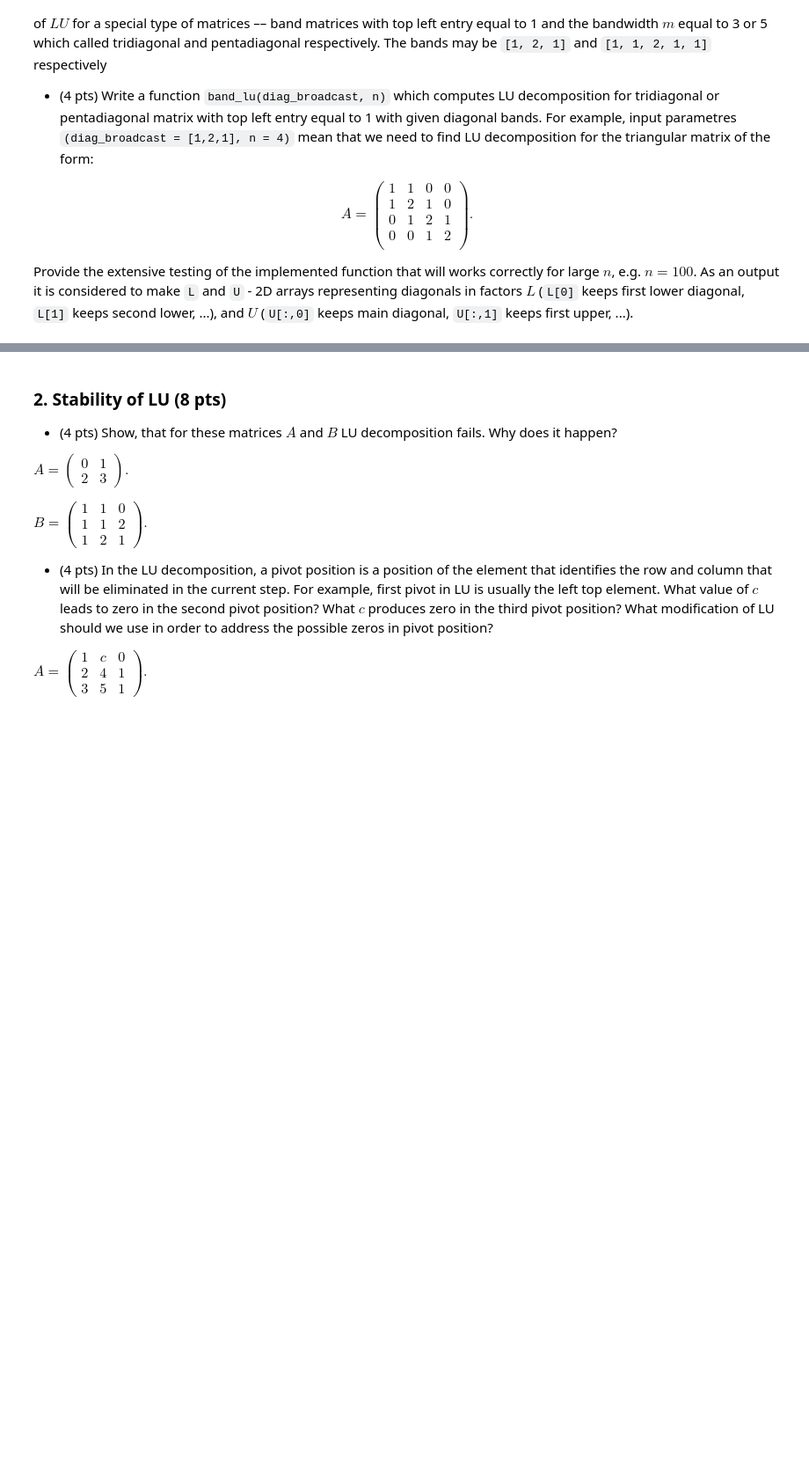
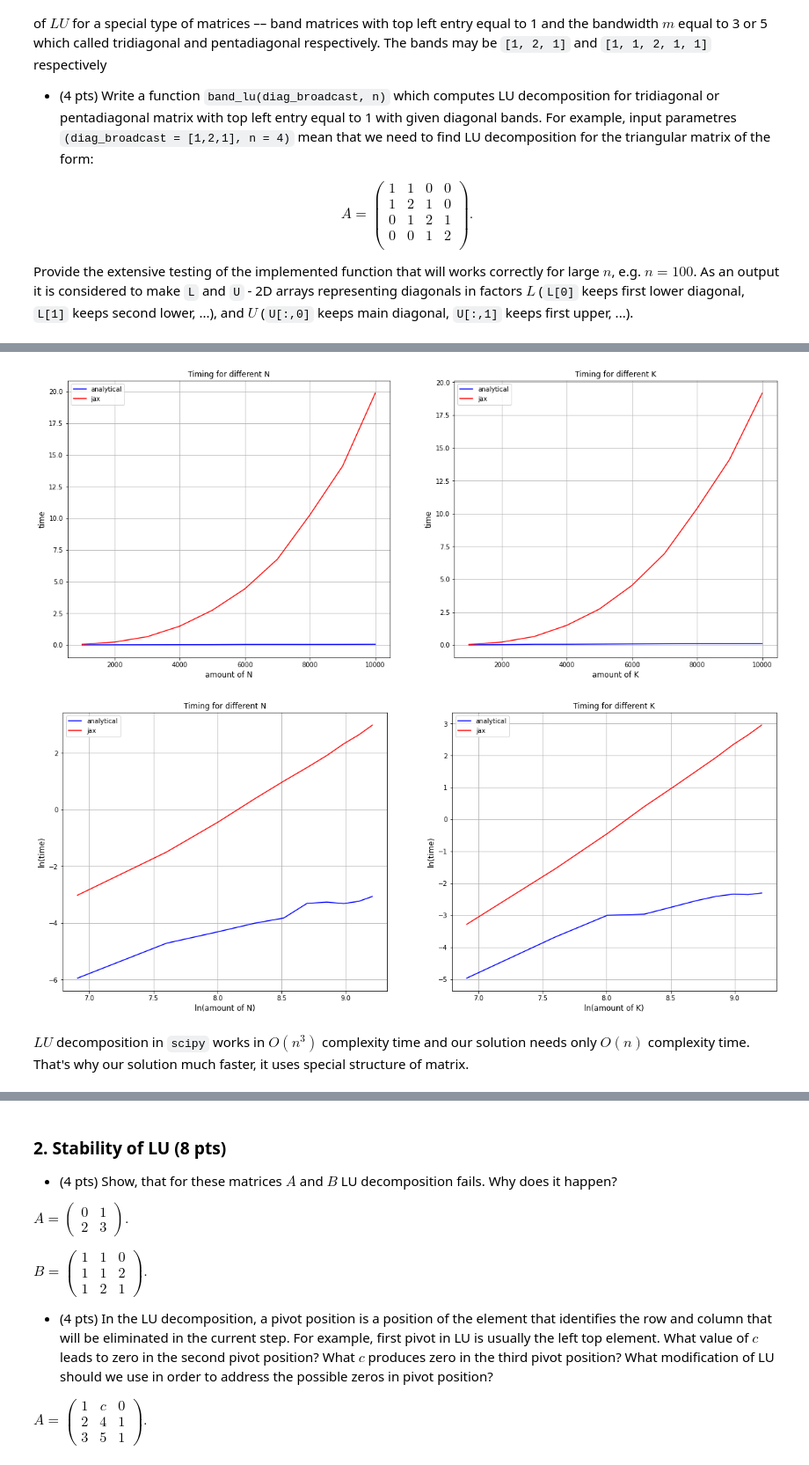
Before and after one commit to prosvirinKir/Numerical-Linear-Algebra, a Jupyter notebook: NLA_HW2_ProsvirinKV_.ipynb, the cells around one changed output, grey strips where cells are left out. Shown at 88% size. Drawn from its saved outputs; the diff is of its cells as text; code cells hidden in the pictures; blank space fills up the shorter version.

````diff
--- a/NLA_HW2_ProsvirinKV_.ipynb
+++ b/NLA_HW2_ProsvirinKV_.ipynb
@@ -26,2 +212,51 @@
+# %%
+x = n_arr
+
+plt.figure(figsize=(20, 8))
+plt.subplot(1, 2, 1)
+plt.title('Timing for different N')
+plt.plot(x, time_band_lu_3_diag, color='blue', label='analytical')
+plt.plot(x, time_library_lu_3_diag, color='red', label='jax')
+plt.ylabel(f"time", fontsize=12)
+plt.xlabel(f"amount of N", fontsize=12)
+
+plt.legend()
+plt.grid()
+
+plt.subplot(1, 2, 2)
+plt.title('Timing for different K')
+plt.plot(x, time_band_lu_5_diag, color='blue', label='analytical')
+plt.plot(x, time_library_lu_5_diag, color='red', label='jax')
+plt.ylabel(f"time", fontsize=12)
+plt.xlabel(f"amount of K", fontsize=12)
+
+plt.legend()
+plt.grid()
+
+plt.figure(figsize=(20, 8))
+plt.subplot(1, 2, 1)
+plt.title('Timing for different N')
+plt.plot(np.log(x), np.log(time_band_lu_3_diag), color='blue', label='analytical')
+plt.plot(np.log(x), np.log(time_library_lu_3_diag), color='red', label='jax')
+plt.ylabel(f"ln(time)", fontsize=12)
+plt.xlabel(f"ln(amount of N)", fontsize=12)
+
+plt.legend()
+plt.grid()
+
+plt.subplot(1, 2, 2)
+plt.title('Timing for different K')
+plt.plot(np.log(x), np.log(time_band_lu_5_diag), color='blue', label='analytical')
+plt.plot(np.log(x), np.log(time_library_lu_5_diag), color='red', label='jax')
+plt.ylabel(f"ln(time)", fontsize=12)
+plt.xlabel(f"ln(amount of K)", fontsize=12)
+plt.legend()
+plt.grid()
+plt.show()
+# %% [output]
+[figure, added]
+[figure, added]
+# %% [markdown]
+$LU$ decomposition in ```scipy``` works in $O(n^3)$ complexity time and our solution needs only $O(n)$ complexity time. That's why our solution much faster, it uses special structure of matrix.
 # %% [markdown]
 
````
Also changed, not shown: parts of 38 cells of this notebook.
